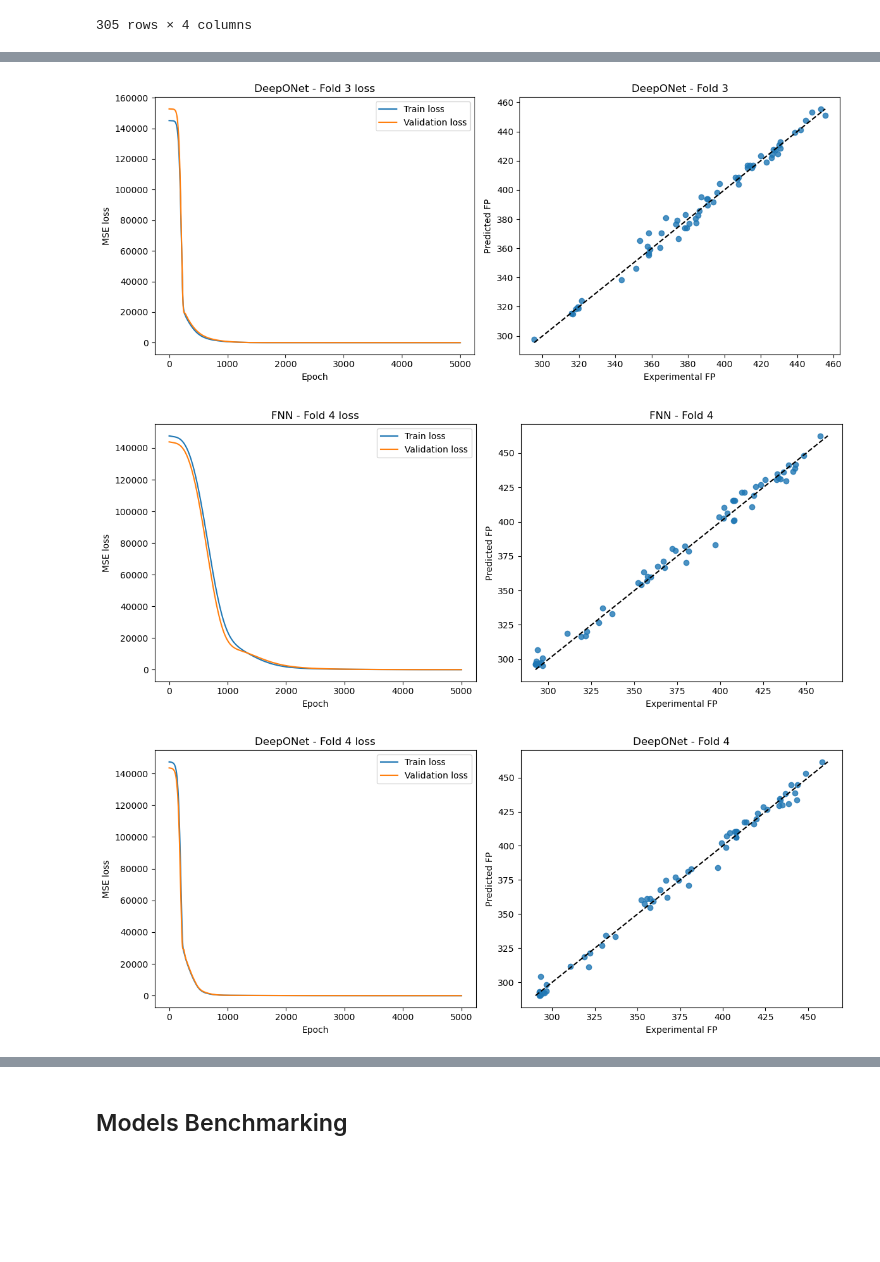
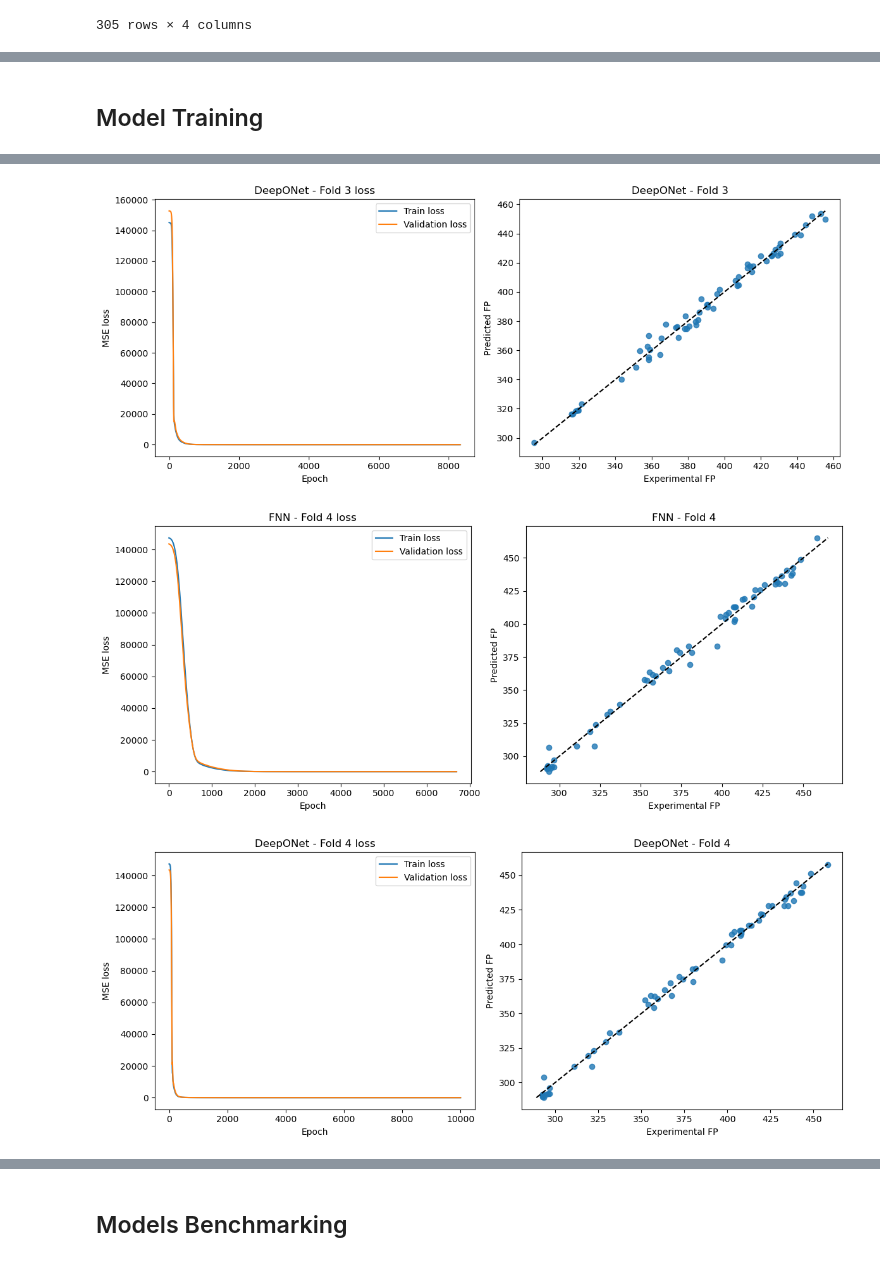
Before and after one commit to ThermoPhase-FCSRG/biofuels-sciml, a Jupyter notebook: notebooks/fp_modeling_deeponets.ipynb, the cells around one changed output, grey strips where cells are left out. Cells and saved outputs as stored; diff of their text form; code cells hidden in the pictures; blank space fills up the shorter version.

Commit message:
Add hyperparameter optimization using Optuna

```diff
--- a/notebooks/fp_modeling_deeponets.ipynb
+++ b/notebooks/fp_modeling_deeponets.ipynb
@@ -17,6 +19,7 @@ The notebook is organized into the following stages:
 import copy
 import matplotlib.pyplot as plt
 import numpy as np
+import optuna
 import pandas as pd
 import torch
 import torch.nn as nn
@@ -35,7 +38,9 @@ from torchmetrics import (
 torch.manual_seed(42)
 
 DEVICE = torch.device("cuda" if torch.cuda.is_available() else "cpu")
-EPOCHS = 5000
+EPOCHS = 10000
+EARLY_STOPPING_PATIENCE = 1000
+EARLY_STOPPING_MIN_DELTA = 1e-4
 DATA_PATH = Path("../data/public")
 # %% [markdown]
 ## Model Architectures
@@ -289,0 +449,14 @@ def train_deeponet_fold(
+# %%
+study_fnn = optuna.create_study(direction="minimize")
+study_fnn.optimize(objective_fnn, n_trials=25)
+
+study_deeponet = optuna.create_study(direction="minimize")
+study_deeponet.optimize(objective_deeponet, n_trials=25)
+
+print("Best FNN:")
+print(study_fnn.best_params)
+print(study_fnn.best_value)
+
+print("Best DeepONet:")
+print(study_deeponet.best_params)
+print(study_deeponet.best_value)
@@ -290,11 +487,6 @@ def train_deeponet_fold(
+# %% [markdown]
+## Model Training
 # %%
-# Define features for each model
-fnn_features = filtered_data[["MM", "lnPvap"]].values
-branch_features = filtered_data[["x_1", "lnPvap"]].values
-trunk_features = filtered_data[["x_1", "MM"]].values
-fp_values = filtered_data["FP"].values
-
-
 # KFold cross-validation
 folds = 5
 kf = KFold(n_splits=folds, shuffle=True, random_state=42)
@@ -331,7 +523,12 @@ for fold_idx, (train_idx, val_idx) in enumerate(kf.split(fnn_features), start=1)
 
     fnn_model = FNN(input_dim=fnn_train_tensor.shape[1], output_dim=1).to(DEVICE)
     fnn_train_losses, fnn_val_losses, fnn_val_predictions = train_fnn_fold(
-        fnn_model, fnn_train_tensor, y_train_tensor, fnn_val_tensor, y_val_tensor
+        fnn_model,
+        fnn_train_tensor,
+        y_train_tensor,
+        fnn_val_tensor,
+        y_val_tensor,
+        study_fnn.best_params["lr"],
     )
     fnn_metrics = compute_metrics(fnn_val_predictions, y_val_tensor)
     fnn_metrics["fold"] = fold_idx
@@ -359,6 +556,7 @@ for fold_idx, (train_idx, val_idx) in enumerate(kf.split(fnn_features), start=1)
             branch_val_tensor,
             trunk_val_tensor,
             y_val_tensor,
+            study_deeponet.best_params["lr"],
         )
     )
     deeponet_metrics = compute_metrics(deeponet_val_predictions, y_val_tensor)
@@ -402,3 +600,3 @@ for fold_idx, (train_idx, val_idx) in enumerate(kf.split(fnn_features), start=1)
-[figure, old version]
+[figure, new version]
-[figure, old version]
+[figure, new version]
-[figure, old version]
+[figure, new version]
```
Also changed, not shown: parts of 13 cells of this notebook.
